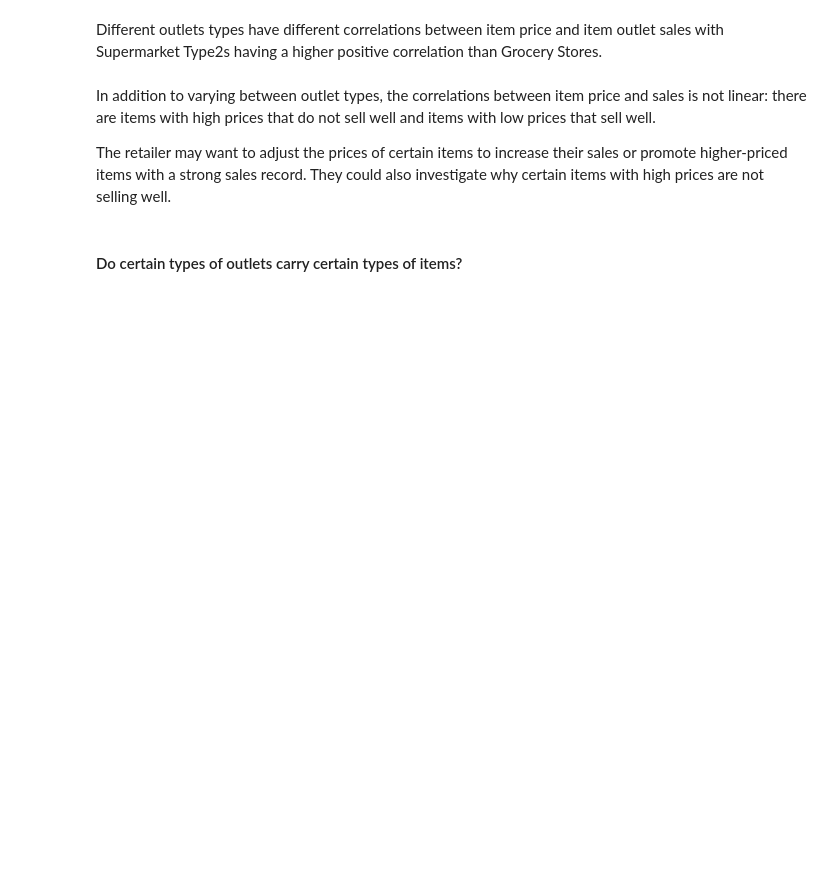
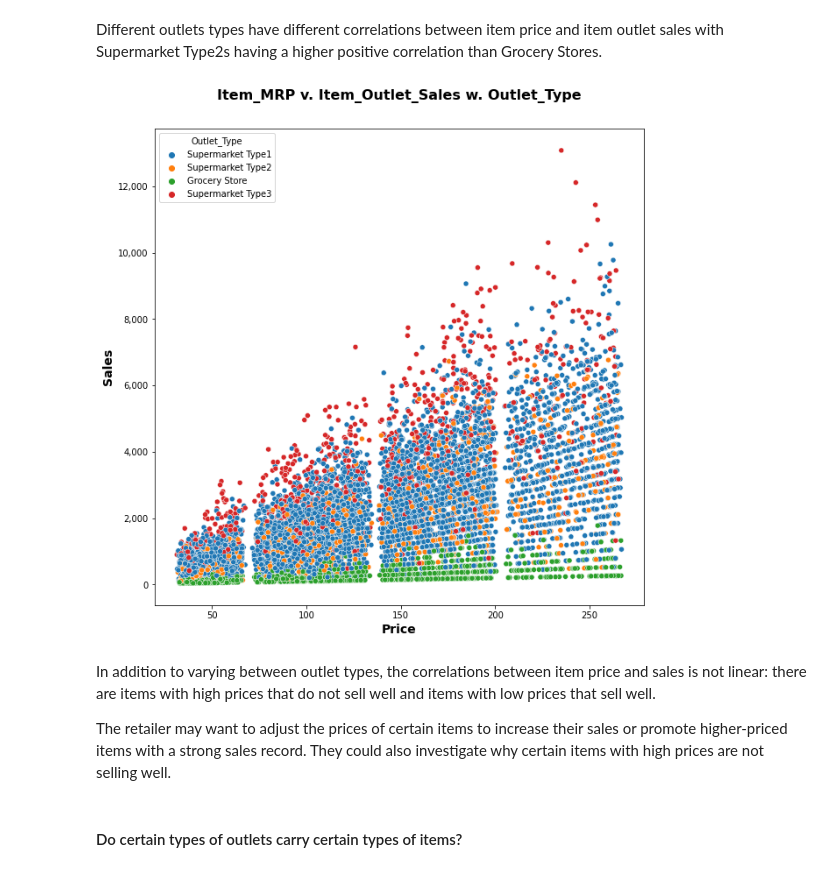
Before and after one commit to osluder/food-sales-predictions, a Jupyter notebook: food-sales-predictions.ipynb, the cells around one changed output. Saved outputs shown, nothing was run; the diff lists cells and outputs as text; code cells hidden in the pictures; blank space fills up the shorter version.

```diff
--- a/food-sales-predictions.ipynb
+++ b/food-sales-predictions.ipynb
@@ -755,11 +798,18 @@ plt.show()
 Different outlets types have different correlations between item price and item outlet sales with Supermarket Type2s having a higher positive correlation than Grocery Stores.
 # %%
 # Item_MRP v. Item_Outlet_Sales w. Outlet_Type
+plt.figure(figsize=(10, 10))
 ax = sns.scatterplot(x='Item_MRP', y='Item_Outlet_Sales',
                      data=df,
                      hue='Outlet_Type')
-ax.set_title('Item_MRP v. Item_Outlet_Sales w. Outlet_Type')
+plt.gca().xaxis.set_major_formatter(StrMethodFormatter('{x:,.0f}'))
+plt.gca().yaxis.set_major_formatter(StrMethodFormatter('{x:,.0f}'))
+ax.set_xlabel('Price', fontsize=14, fontweight="bold")
+ax.set_ylabel('Sales', fontsize=14, fontweight="bold")
+ax.set_title('Item_MRP v. Item_Outlet_Sales w. Outlet_Type', fontsize=16, fontweight='bold', y=1.05)
 plt.show()
+# %% [output]
+[figure, added]
 # %% [markdown]
 In addition to varying between outlet types, the correlations between item price and sales is not linear: there are items with high prices that do not sell well and items with low prices that sell well.
 
```
Also changed, not shown: parts of 17 cells of this notebook.
